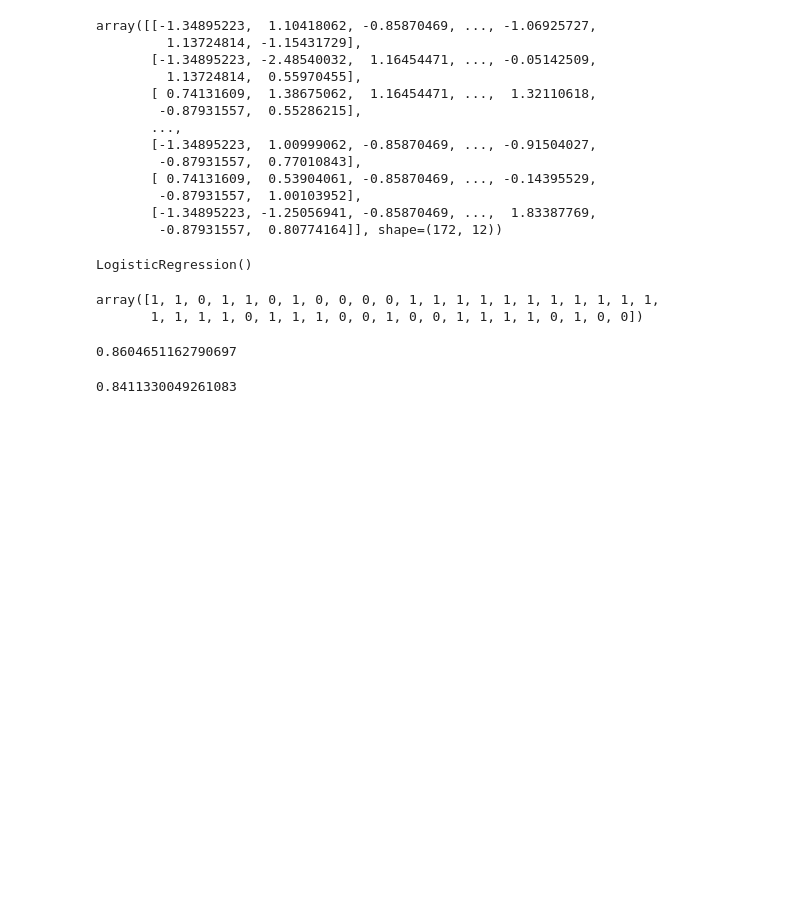
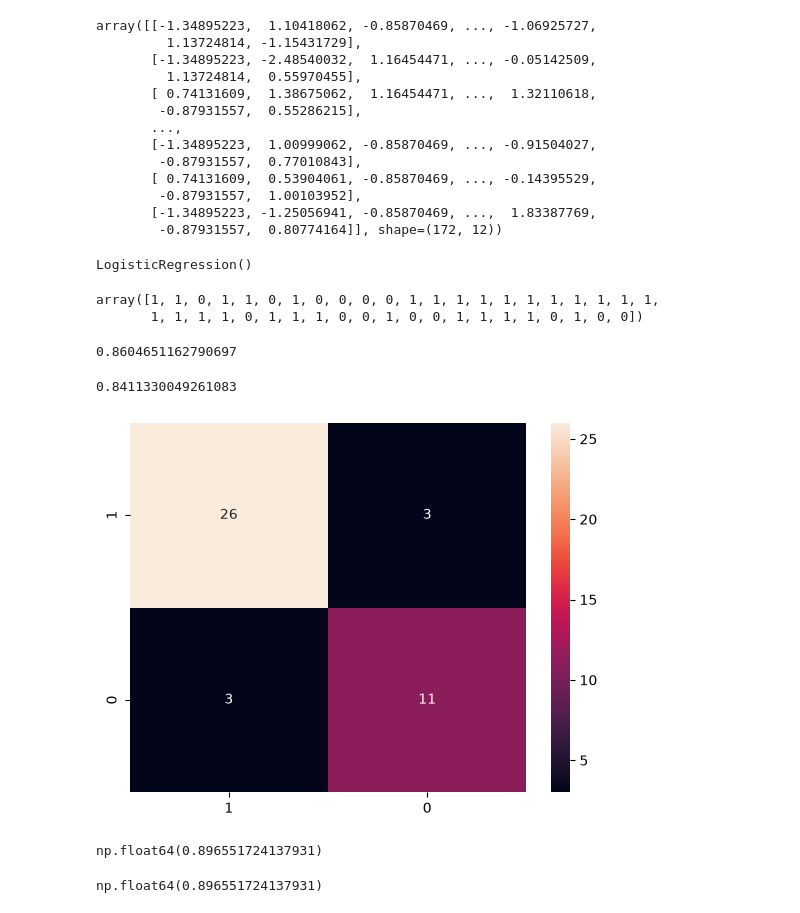
Before and after one commit to zeusbtc69/python, a Jupyter notebook: jupyter/placement.ipynb, the cells around one changed output. Saved outputs shown, nothing was run; the diff lists cells and outputs as text; code cells hidden in the pictures; blank space fills up the shorter version.

```diff
--- a/jupyter/placement.ipynb
+++ b/jupyter/placement.ipynb
@@ -271,0 +264,2 @@ plt.show()
+# %%
+data = metrics.confusion_matrix(Y_test, yPred)
@@ -271,0 +268,6 @@ plt.show()
+# %%
+ax = sns.heatmap(data, annot=True)
+ax.invert_yaxis()
+ax.invert_xaxis()
+# %% [output]
+[figure, added]
@@ -271,0 +278,8 @@ plt.show()
+# %%
+r
+# %% [output]
+np.float64(0.896551724137931)
+# %%
+p
+# %% [output]
+np.float64(0.896551724137931)
```
Also changed, not shown: parts of 4 cells of this notebook, 2 other files.
